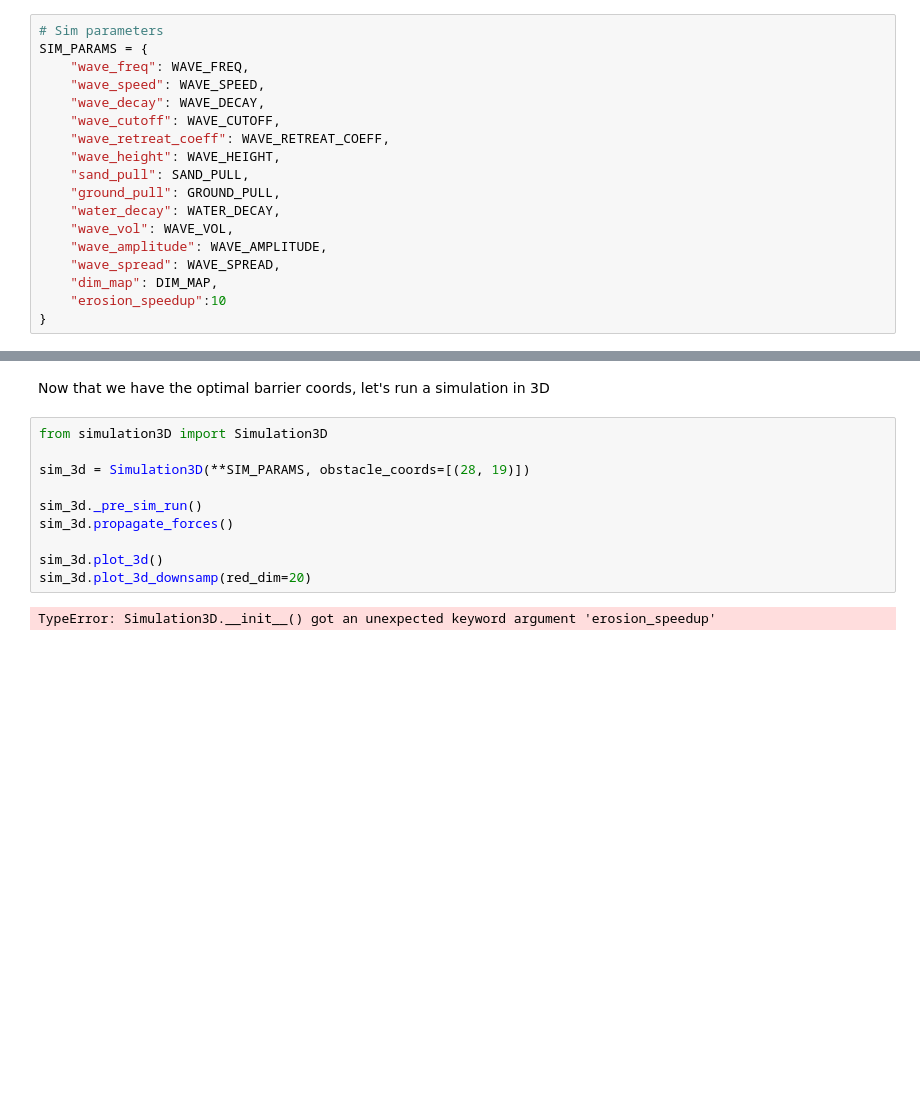
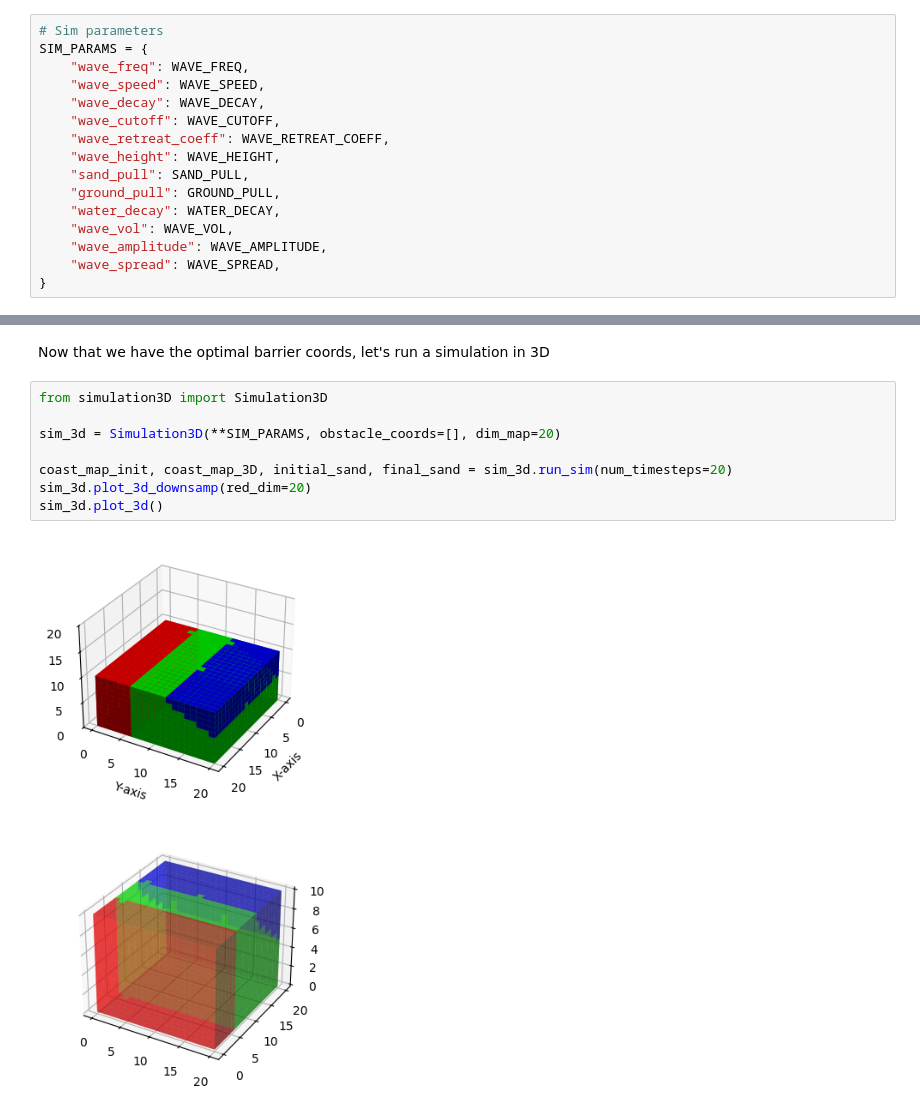
Before and after one commit to AmoghSingh25/ML_PW_Proj, a Jupyter notebook: barrier_optimization/optimize_demo.ipynb, the cells around one changed output, grey strips where cells are left out. Saved outputs shown, nothing was run; the diff lists cells and outputs as text; blank space fills up the shorter version.

```diff
--- a/barrier_optimization/optimize_demo.ipynb
+++ b/barrier_optimization/optimize_demo.ipynb
@@ -32,8 +32,6 @@ SIM_PARAMS = {
     "wave_vol": WAVE_VOL,
     "wave_amplitude": WAVE_AMPLITUDE,
     "wave_spread": WAVE_SPREAD,
-    "dim_map": DIM_MAP,
-    "erosion_speedup":10
 }
 # %% [markdown]
 Some helper functions to visualize the results of the optimized placement of barriers
@@ -165,12 +165,10 @@ Now that we have the optimal barrier coords, let's run a simulation in 3D
 # %%
 from simulation3D import Simulation3D
 
-sim_3d = Simulation3D(**SIM_PARAMS, obstacle_coords=[(28, 19)])
+sim_3d = Simulation3D(**SIM_PARAMS, obstacle_coords=[], dim_map=20)
 
-sim_3d._pre_sim_run()
-sim_3d.propagate_forces()
-
+coast_map_init, coast_map_3D, initial_sand, final_sand = sim_3d.run_sim(num_timesteps=20)
+sim_3d.plot_3d_downsamp(red_dim=20)
 sim_3d.plot_3d()
-sim_3d.plot_3d_downsamp(red_dim=20)
 # %% [output]
-TypeError: Simulation3D.__init__() got an unexpected keyword argument 'erosion_speedup'
+[figure, added]
```
Also changed, not shown: parts of 4 cells of this notebook, 2 other files.
